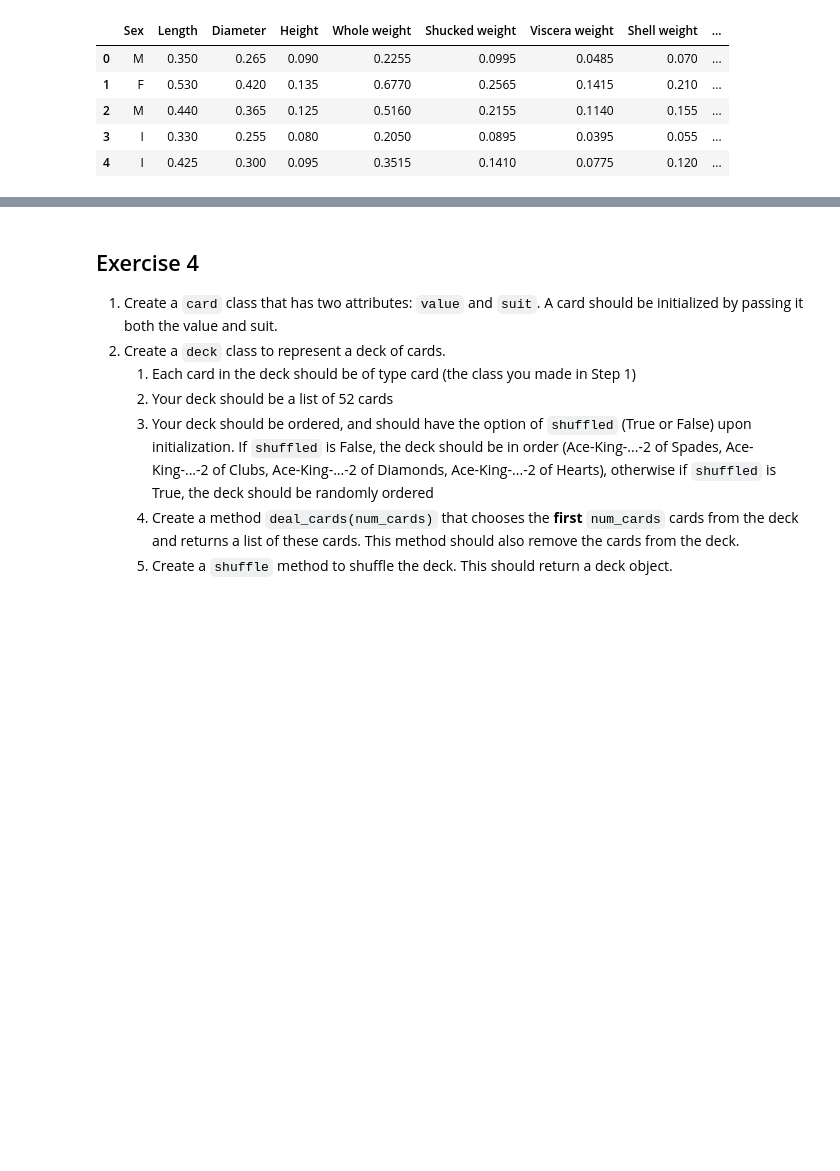
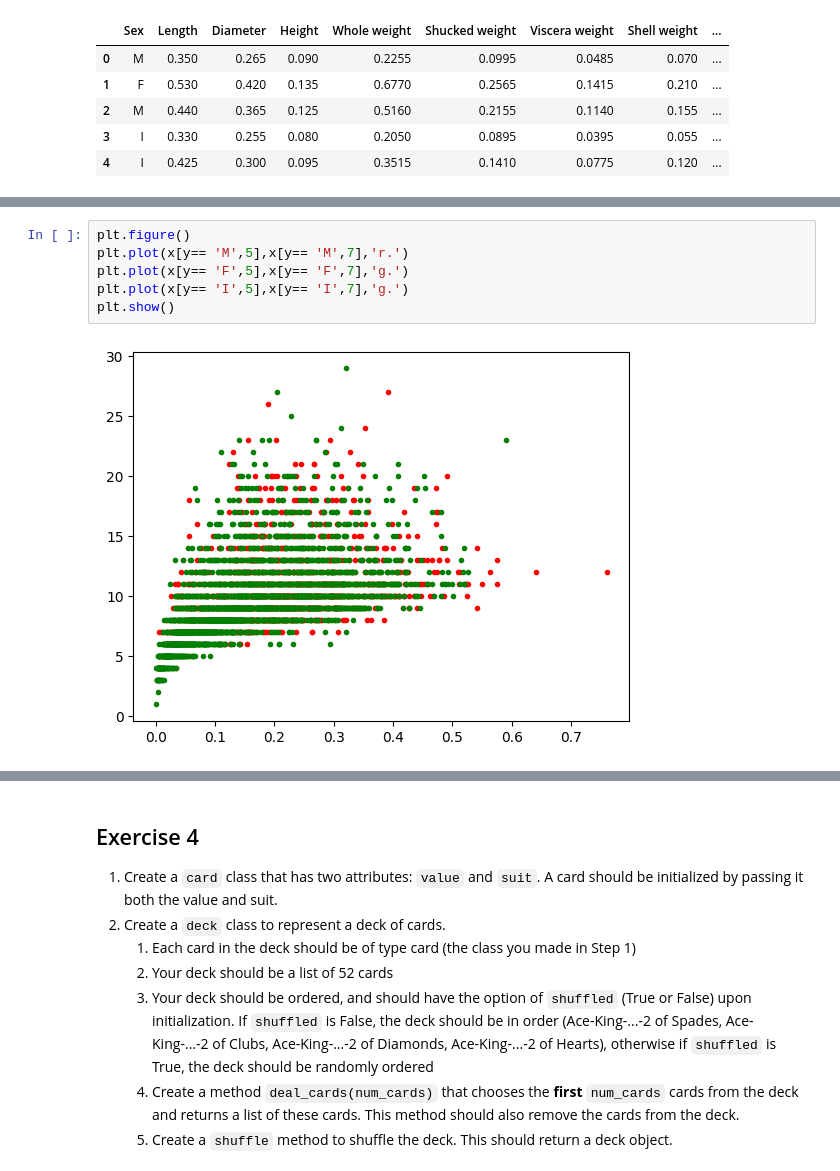
Before and after one commit to pxs4528/DATA-3401, a Jupyter notebook: Exams/Final/FinalExamFall2022.ipynb, the cells around one changed output, grey strips where cells are left out. Saved outputs shown, nothing was run; the diff lists cells and outputs as text; blank space fills up the shorter version.

```diff
--- a/Exams/Final/FinalExamFall2022.ipynb
+++ b/Exams/Final/FinalExamFall2022.ipynb
@@ -77,3 +103,11 @@ Length: 1342, dtype: int64
+# %%
+plt.figure()
+plt.plot(x[y== 'M',5],x[y== 'M',7],'r.')
+plt.plot(x[y== 'F',5],x[y== 'F',7],'g.')
+plt.plot(x[y== 'I',5],x[y== 'I',7],'g.')
+plt.show()
+# %% [output]
+[figure, added]
 # %% [markdown]
 ## Exercise 2
 If you invest a principal value of $P$ at time 0, and interest is continuously compounded at a rate $r$ (between 0 and 1), then the amount of money you would have after $t$ years is
```
Also changed, not shown: parts of 9 cells of this notebook.
